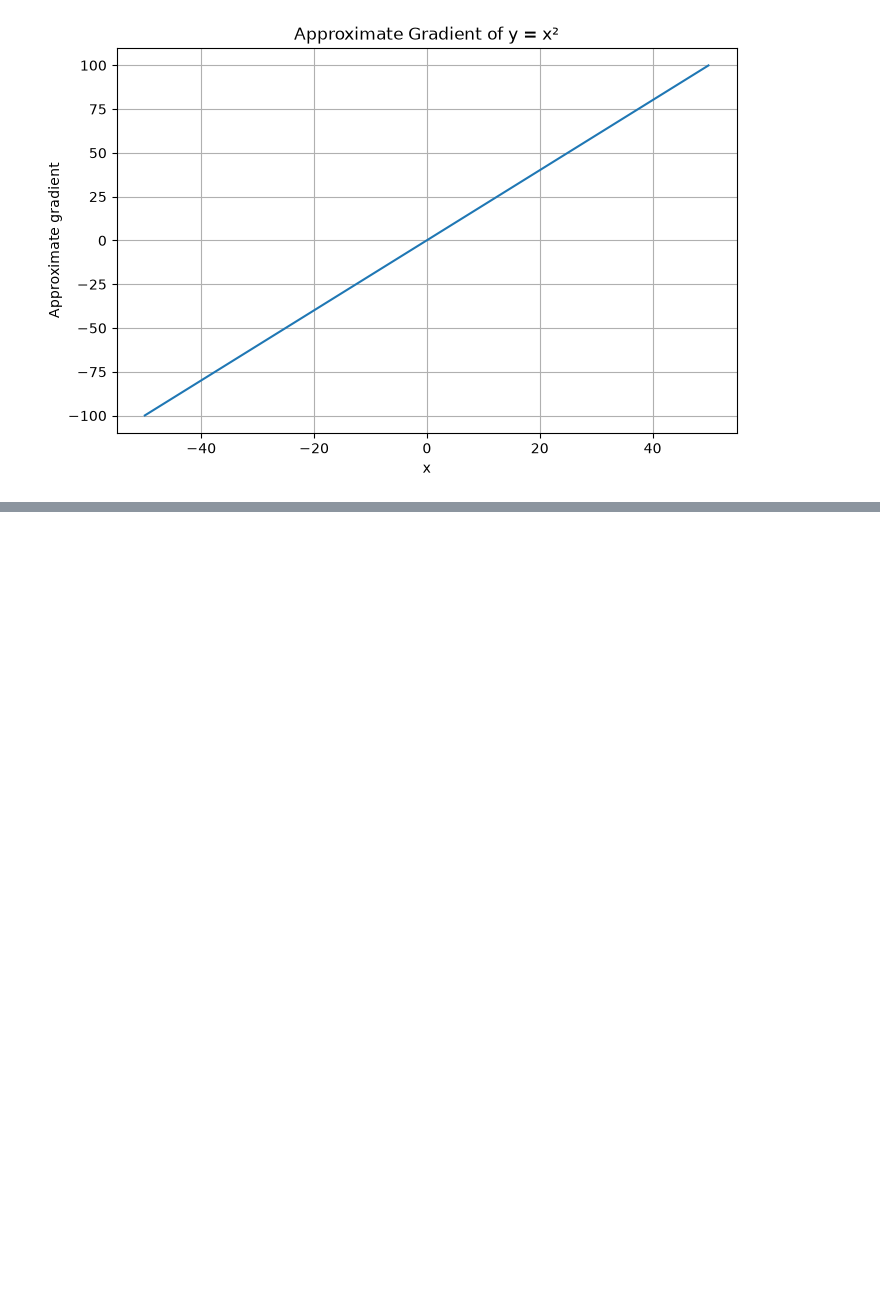
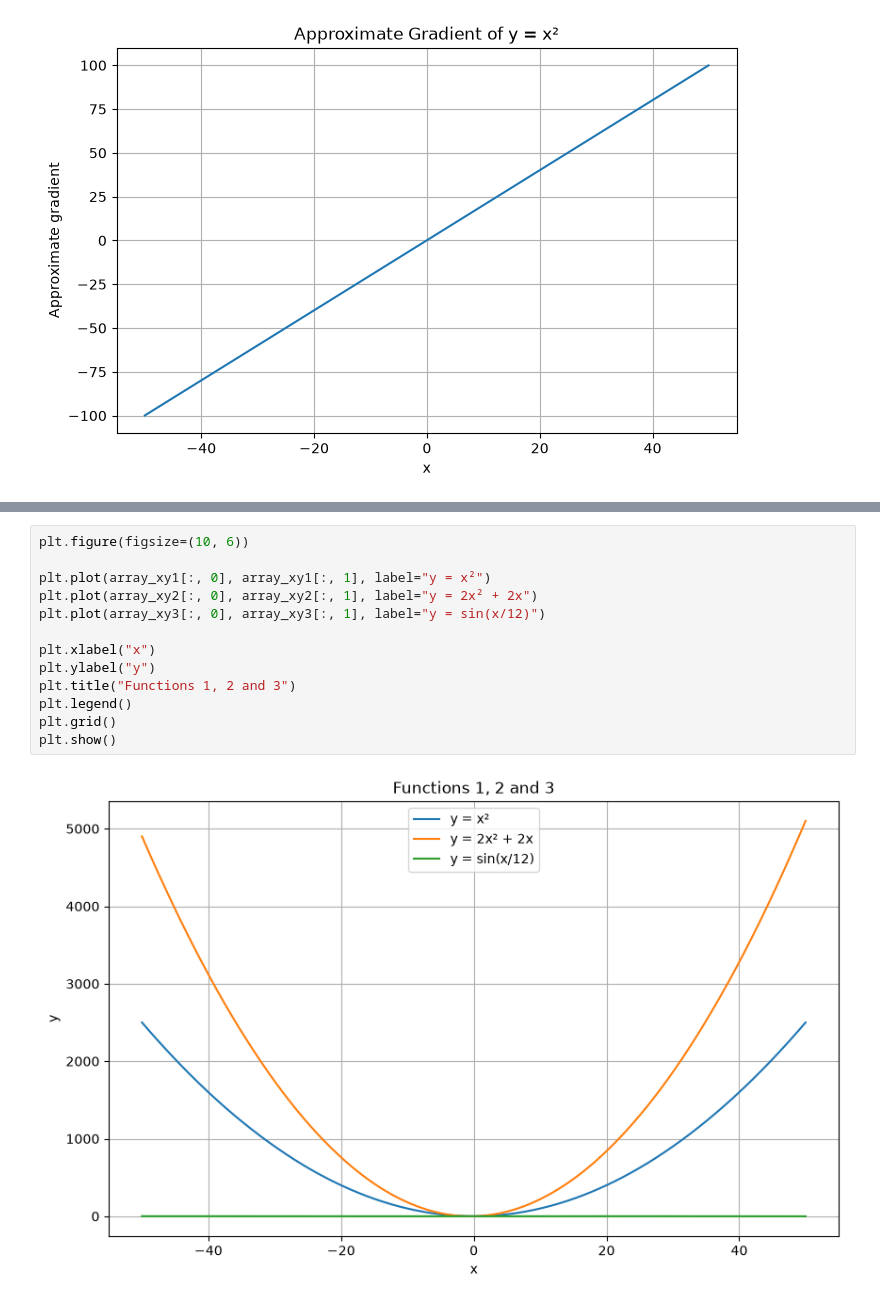
Before and after one commit to Fatou-Kine3/creation-de-donnees-temorelles, a Jupyter notebook: two-dimensional-array-and-gradient.ipynb, the cells around one changed output, grey strips where cells are left out. Drawn from its saved outputs; the diff is of its cells as text; blank space fills up the shorter version.

```diff
--- a/two-dimensional-array-and-gradient.ipynb
+++ b/two-dimensional-array-and-gradient.ipynb
@@ -196,0 +245,15 @@ plt.show()
+# %%
+plt.figure(figsize=(10, 6))
+
+plt.plot(array_xy1[:, 0], array_xy1[:, 1], label="y = x²")
+plt.plot(array_xy2[:, 0], array_xy2[:, 1], label="y = 2x² + 2x")
+plt.plot(array_xy3[:, 0], array_xy3[:, 1], label="y = sin(x/12)")
+
+plt.xlabel("x")
+plt.ylabel("y")
+plt.title("Functions 1, 2 and 3")
+plt.legend()
+plt.grid()
+plt.show()
+# %% [output]
+[figure, added]
```
Also changed, not shown: parts of 11 cells of this notebook.
